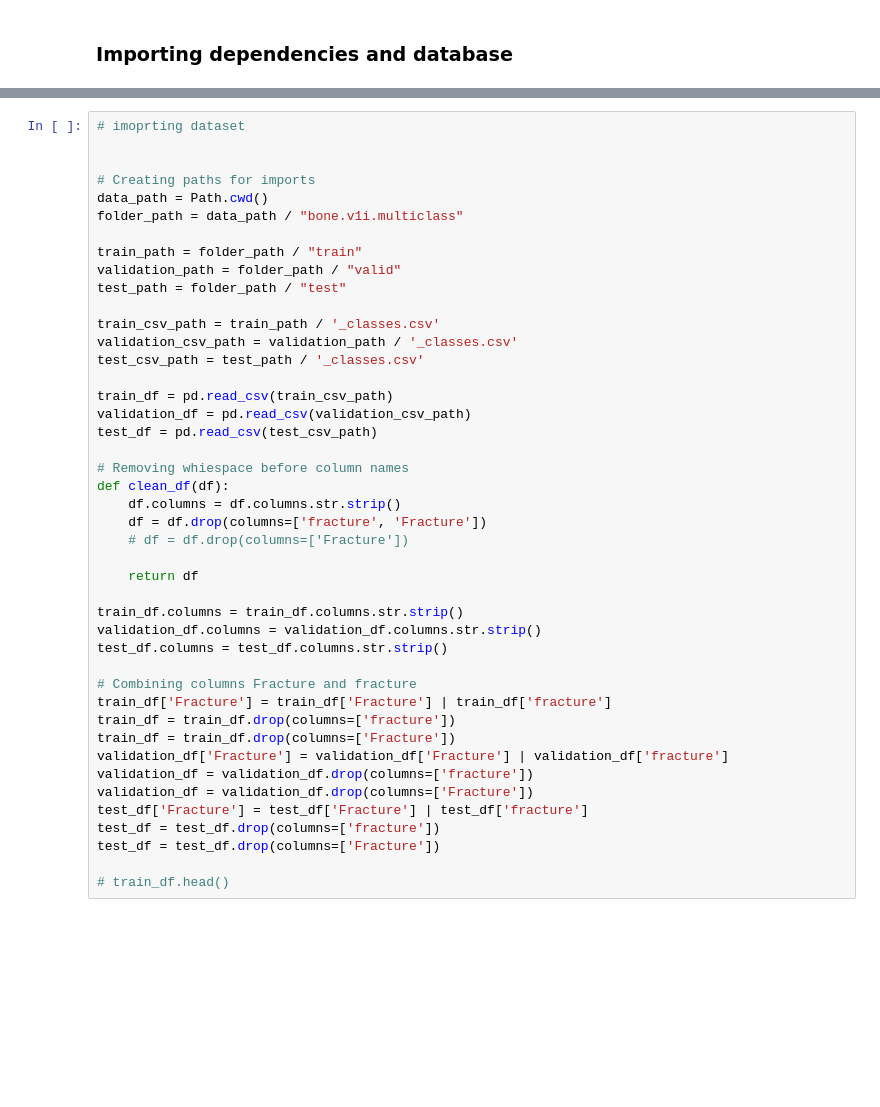
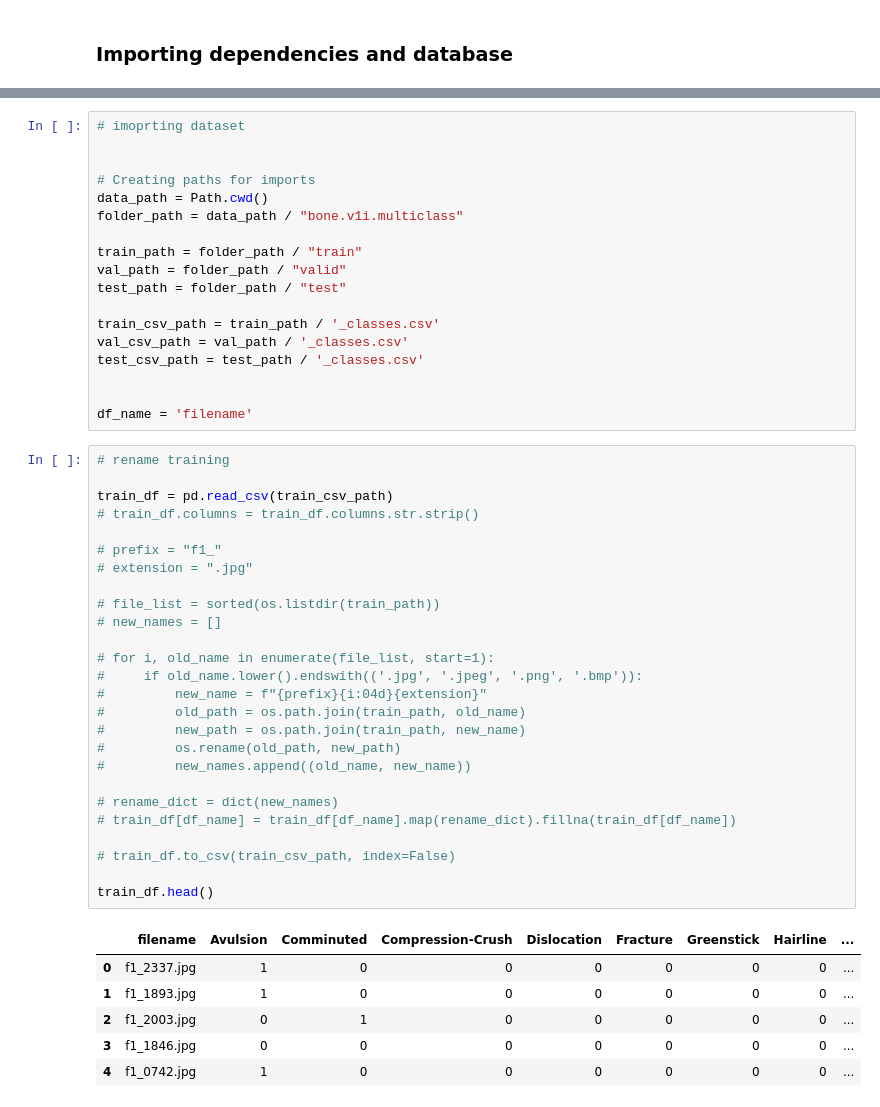
Before and after one commit to tosht0sh/bone_fracture_detection, a Jupyter notebook: main.ipynb, the cells around one changed output, grey strips where cells are left out. Saved outputs shown, nothing was run; the diff lists cells and outputs as text; blank space fills up the shorter version.

```diff
--- a/main.ipynb
+++ b/main.ipynb
@@ -50,38 +62,45 @@ data_path = Path.cwd()
 folder_path = data_path / "bone.v1i.multiclass"
 
 train_path = folder_path / "train"
-validation_path = folder_path / "valid"
+val_path = folder_path / "valid"
 test_path = folder_path / "test"
 
 train_csv_path = train_path / '_classes.csv'
-validation_csv_path = validation_path / '_classes.csv'
+val_csv_path = val_path / '_classes.csv'
 test_csv_path = test_path / '_classes.csv'
 
-train_df = pd.read_csv(train_csv_path)
-validation_df = pd.read_csv(validation_csv_path)
-test_df = pd.read_csv(test_csv_path)
 
-# Removing whiespace before column names
-def clean_df(df):
-    df.columns = df.columns.str.strip()
-    df = df.drop(columns=['fracture', 'Fracture'])
-    # df = df.drop(columns=['Fracture'])
-
-    return df
-
-train_df.columns = train_df.columns.str.strip()
-validation_df.columns = validation_df.columns.str.strip()
-test_df.columns = test_df.columns.str.strip()
-
-# Combining columns Fracture and fracture
-train_df['Fracture'] = train_df['Fracture'] | train_df['fracture']
-train_df = train_df.drop(columns=['fracture'])
-train_df = train_df.drop(columns=['Fracture'])
-validation_df['Fracture'] = validation_df['Fracture'] | validation_df['fracture']
-validation_df = validation_df.drop(columns=['fracture'])
-validation_df = validation_df.drop(columns=['Fracture'])
-test_df['Fracture'] = test_df['Fracture'] | test_df['fracture']
-test_df = test_df.drop(columns=['fracture'])
-test_df = test_df.drop(columns=['Fracture'])
-
-# train_df.head()
+df_name = 'filename'
+# %%
+# rename training
+
+train_df = pd.read_csv(train_csv_path)
+# train_df.columns = train_df.columns.str.strip()
+
+# prefix = "f1_"
+# extension = ".jpg"
+
+# file_list = sorted(os.listdir(train_path))
+# new_names = []
+
+# for i, old_name in enumerate(file_list, start=1):
+#     if old_name.lower().endswith(('.jpg', '.jpeg', '.png', '.bmp')):
+#         new_name = f"{prefix}{i:04d}{extension}"
+#         old_path = os.path.join(train_path, old_name)
+#         new_path = os.path.join(train_path, new_name)
+#         os.rename(old_path, new_path)
+#         new_names.append((old_name, new_name))
+
+# rename_dict = dict(new_names)
+# train_df[df_name] = train_df[df_name].map(rename_dict).fillna(train_df[df_name])
+
+# train_df.to_csv(train_csv_path, index=False)
+
+train_df.head()
+# %% [output]
+|  | filename | Avulsion | Comminuted | Compression-Crush | Dislocation | Fracture | Greenstick | Hairline | ... |
+| 0 | f1_2337.jpg | 1 | 0 | 0 | 0 | 0 | 0 | 0 | ... |
+| 1 | f1_1893.jpg | 1 | 0 | 0 | 0 | 0 | 0 | 0 | ... |
+| 2 | f1_2003.jpg | 0 | 1 | 0 | 0 | 0 | 0 | 0 | ... |
+| 3 | f1_1846.jpg | 0 | 0 | 0 | 0 | 0 | 0 | 0 | ... |
+| 4 | f1_0742.jpg | 1 | 0 | 0 | 0 | 0 | 0 | 0 | ... |
```
Also changed, not shown: parts of 18 cells of this notebook.
